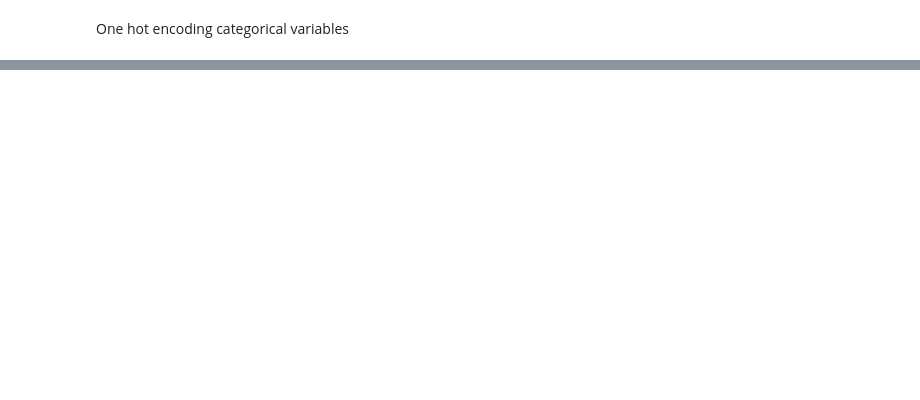
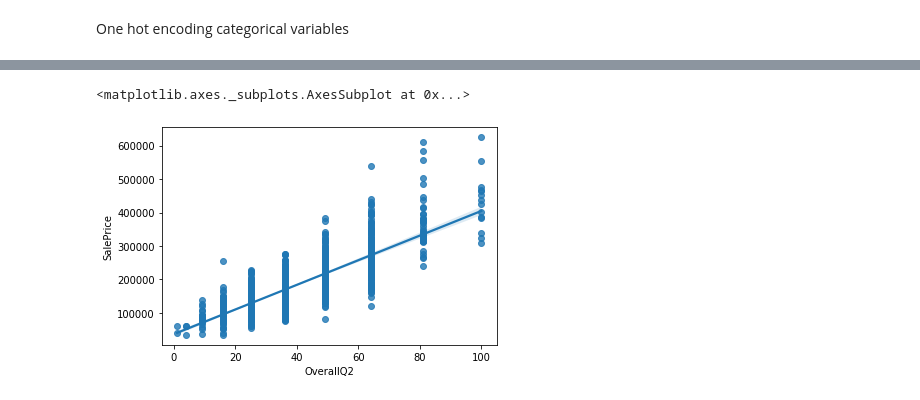
Before and after one commit to Mukunds0507333/Predicting-House-Prices, a Jupyter notebook: Predicting House Prices.ipynb, the cells around one changed output, grey strips where cells are left out. Cells and saved outputs as stored; diff of their text form; code cells hidden in the pictures; blank space fills up the shorter version.

```diff
--- a/Predicting House Prices.ipynb
+++ b/Predicting House Prices.ipynb
@@ -450,0 +500,9 @@ Number of Columns before one hot encoding =  76 and number of columns after one
+# %%
+df_train['OverallQ2'] = df_train['OverallQual'] ** 2
+X['OverallQ2'] = df_train['OverallQ2']
+test['OverallQ2'] = df_test['OverallQual']**2
+# %%
+sns.regplot(x = 'OverallQ2', y= 'SalePrice', data = df_train)
+# %% [output]
+<matplotlib.axes._subplots.AxesSubplot at 0x...>
+[figure, added]
```
Also changed, not shown: parts of 92 cells of this notebook.
